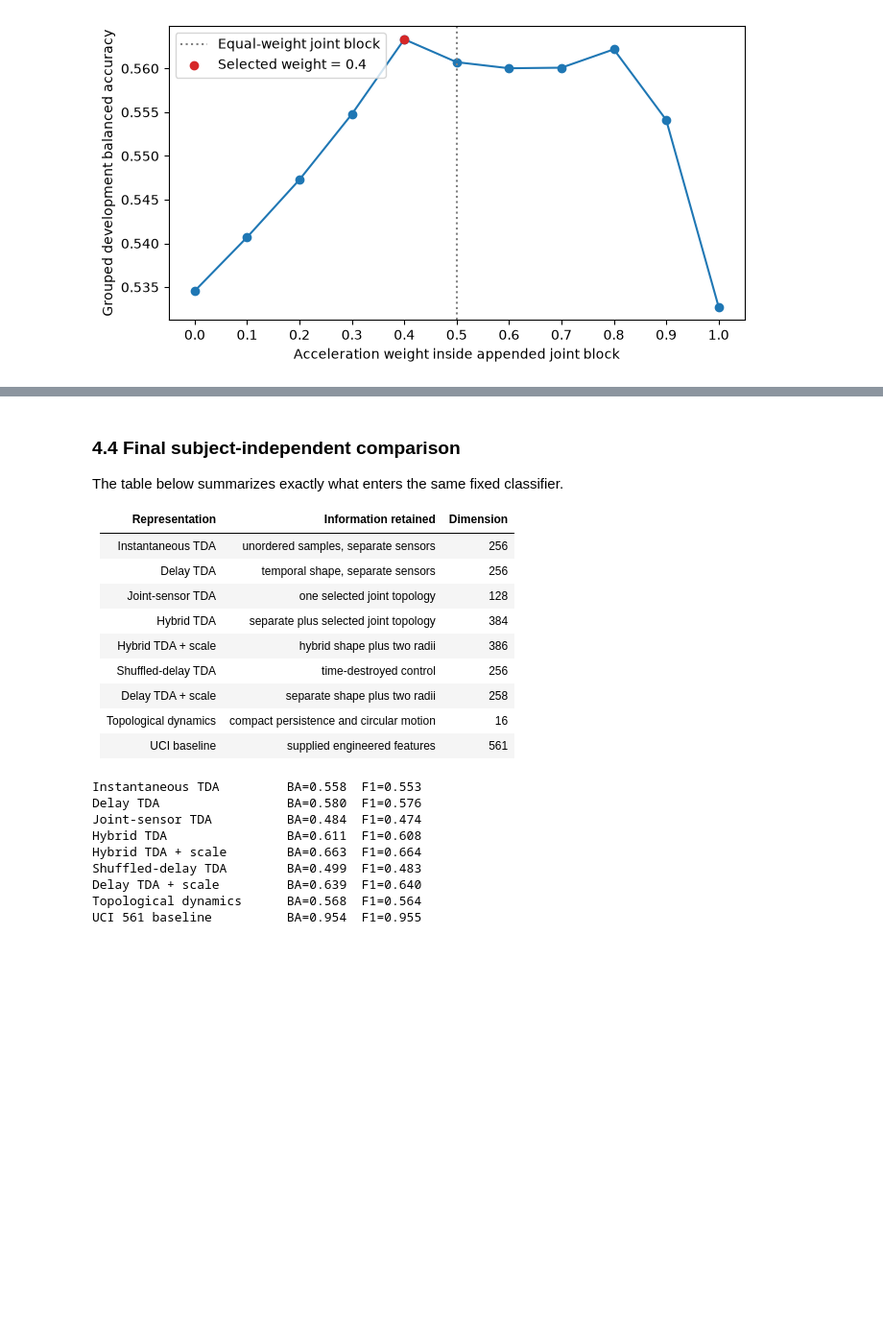
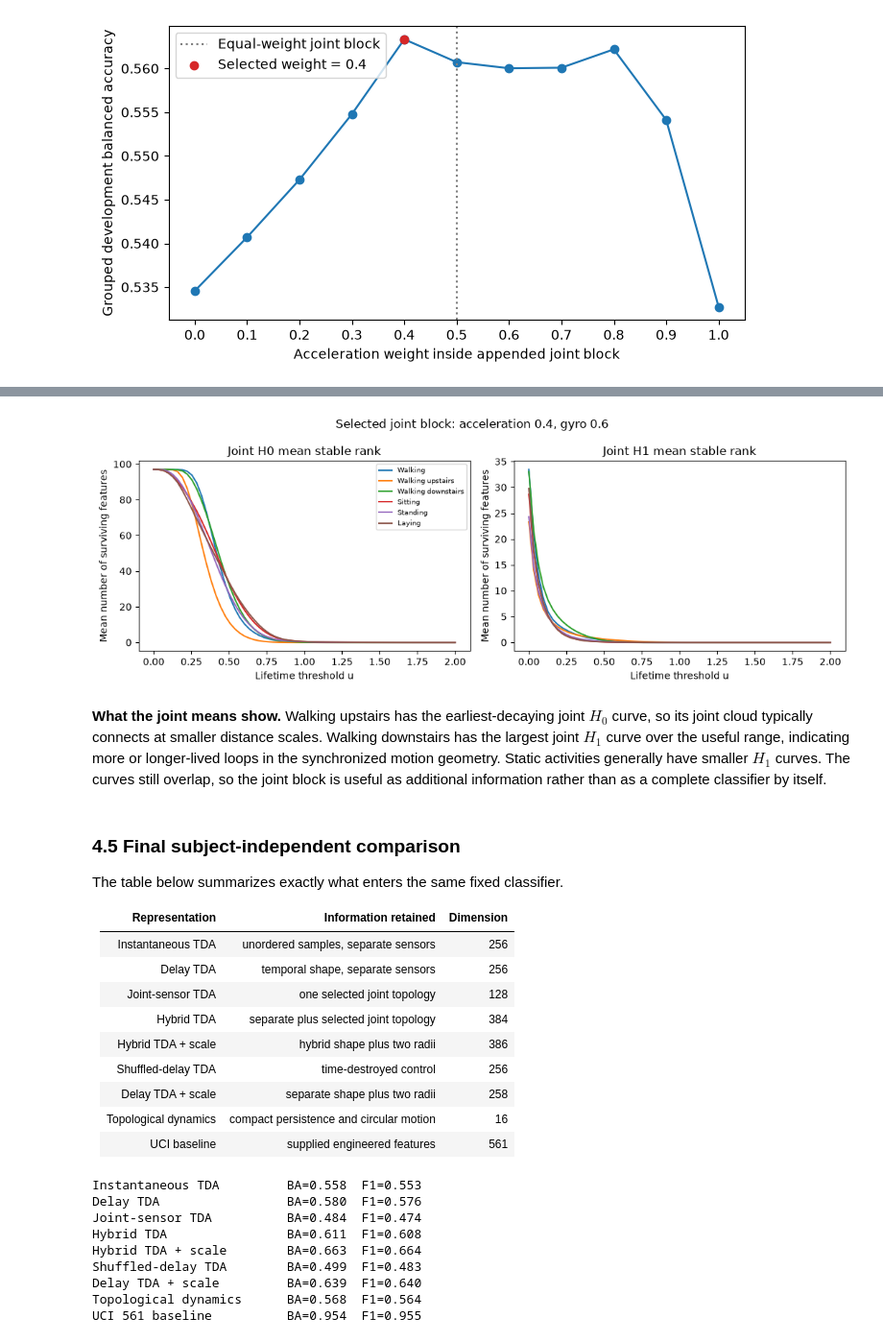
Before and after one commit to tagesk-tech/TDA-2956, a Jupyter notebook: analysis.ipynb, the cells around one changed output, grey strips where cells are left out. Shown at 96% size. Saved outputs shown, nothing was run; the diff lists cells and outputs as text; code cells hidden in the pictures; blank space fills up the shorter version.

```diff
--- a/analysis.ipynb
+++ b/analysis.ipynb
@@ -49,6 +49,7 @@ cache = ROOT / "output/cache"
 delay = np.load(cache / "delay_m3_lag15_f47.npz")
 instantaneous = np.load(cache / "instantaneous_m1_lag1_f47.npz")
 shuffled = np.load(cache / "shuffled_m3_lag15_seed2956_f47.npz")
+joint_train = np.load(cache / "joint_train_m3_lag15_weights_step0p1_f47.npz")
 train, labels, subjects = load_split("train")
 test, test_labels, test_subjects = load_split("test")
 
@@ -506,5 +553,37 @@ Hybrid plus scale balanced accuracy (development, official test): 0.626 0.663
+# %%
+selected_joint_position = np.flatnonzero(
+    np.isclose(joint_train["weights"], selected_hybrid_weight)
+)[0]
+selected_joint_ranks = joint_train["train_ranks"][selected_joint_position]
+
+fig, axes = plt.subplots(1, 2, figsize=(11, 4), sharex=True)
+for dimension, axis in enumerate(axes):
+    block = selected_joint_ranks[
+        :, dimension * len(GRID):(dimension + 1) * len(GRID)
+    ]
+    for activity, name in ACTIVITIES.items():
+        axis.plot(GRID, block[labels == activity].mean(axis=0), label=name)
+    axis.set_title(f"Joint H{dimension} mean stable rank")
+    axis.set_xlabel("Lifetime threshold u")
+    axis.set_ylabel("Mean number of surviving features")
+axes[0].legend(fontsize=7)
+fig.suptitle(
+    f"Selected joint block: acceleration {selected_hybrid_weight:.1f}, "
+    f"gyro {1 - selected_hybrid_weight:.1f}"
+)
+fig.tight_layout()
+# %% [output]
+[figure, added]
+# %% [markdown]
+**What the joint means show.** Walking upstairs has the earliest-decaying
+joint $H_0$ curve, so its joint cloud typically connects at smaller distance
+scales. Walking downstairs has the largest joint $H_1$ curve over the useful
+range, indicating more or longer-lived loops in the synchronized motion
+geometry. Static activities generally have smaller $H_1$ curves. The curves
+still overlap, so the joint block is useful as additional information rather
+than as a complete classifier by itself.
 # %% [markdown]
-### 4.4 Final subject-independent comparison
+### 4.5 Final subject-independent comparison
 
 The table below summarizes exactly what enters the same fixed classifier.
 
```
Also changed, not shown: parts of 4 cells of this notebook, 1 other file.
